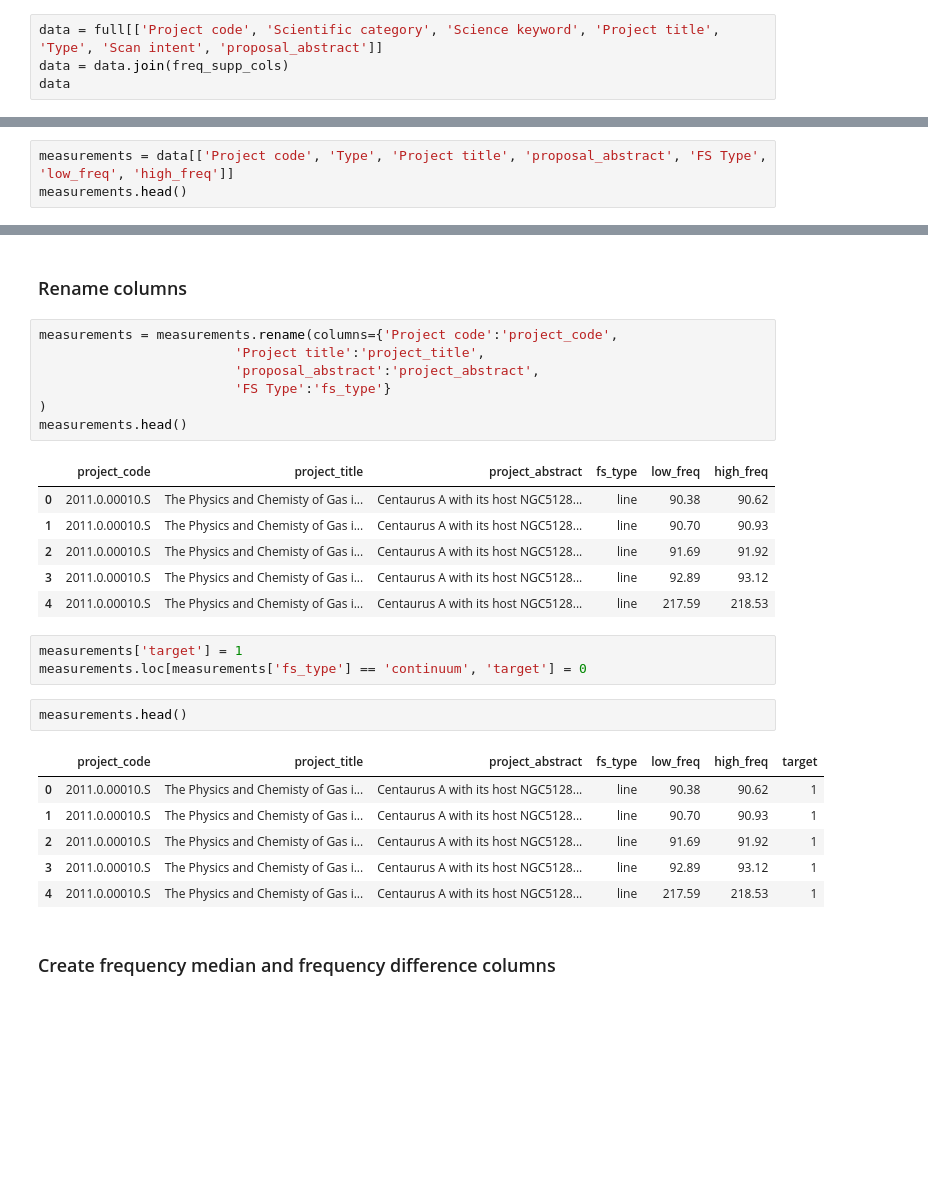
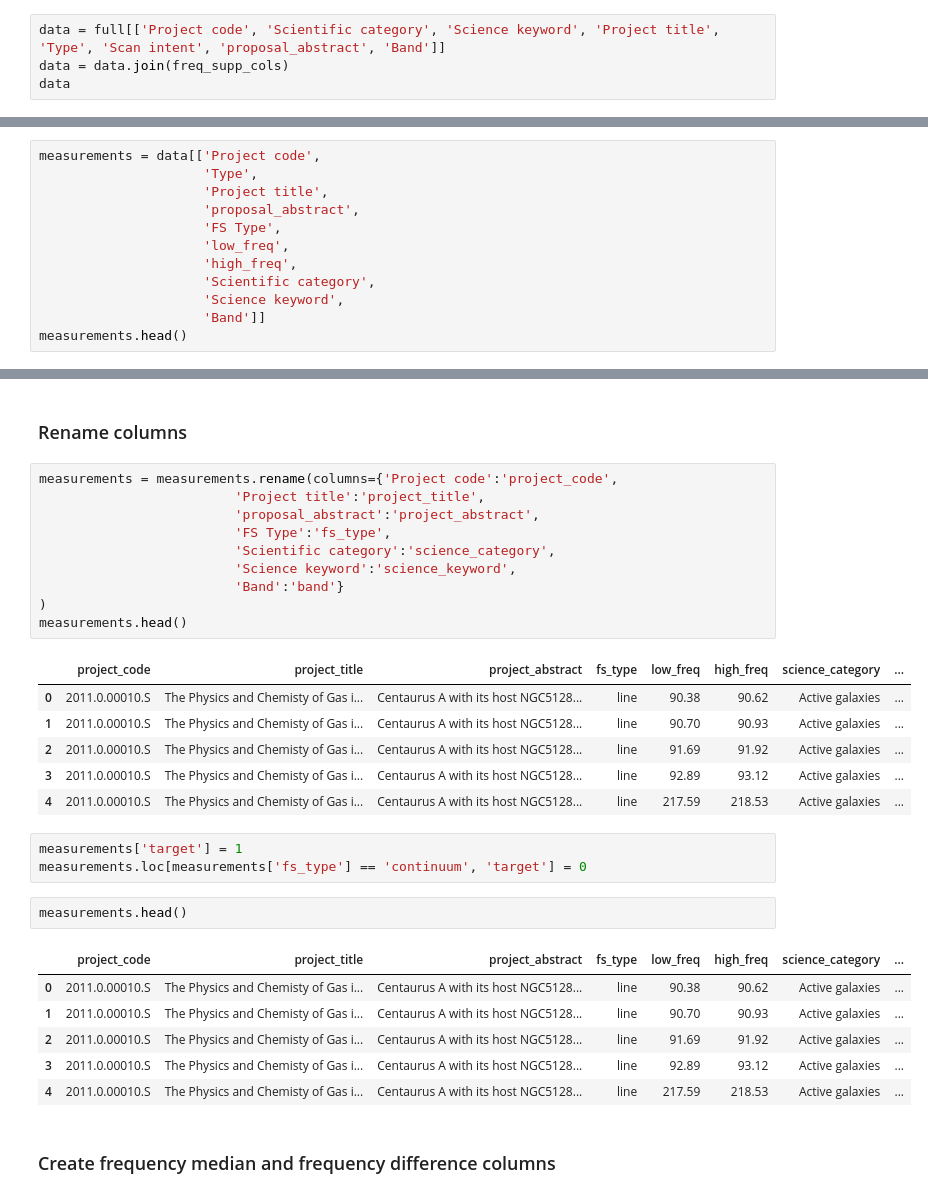
Before and after one commit to rlipps/NRAO_Capstone, a Jupyter notebook: data/Data_Ingestion.ipynb, the cells around one changed output, grey strips where cells are left out. Saved outputs shown, nothing was run; the diff lists cells and outputs as text; blank space fills up the shorter version.

```diff
--- a/data/Data_Ingestion.ipynb
+++ b/data/Data_Ingestion.ipynb
@@ -317,7 +317,7 @@ freq_supp_cols.head()
 # %% [markdown]
 ### Select relevant columns to make final 'data' data frame
 # %%
-data = full[['Project code', 'Scientific category', 'Science keyword', 'Project title', 'Type', 'Scan intent', 'proposal_abstract']]
+data = full[['Project code', 'Scientific category', 'Science keyword', 'Project title', 'Type', 'Scan intent', 'proposal_abstract', 'Band']]
 data = data.join(freq_supp_cols)
 data
 # %% [output]
@@ -692,6 +695,15 @@ projects.to_csv('nrao_projects.csv', index=False)
 # %% [markdown]
 ## Create measurements table
 # %%
-measurements = data[['Project code', 'Type', 'Project title', 'proposal_abstract', 'FS Type', 'low_freq', 'high_freq']]
+measurements = data[['Project code',
+                     'Type',
+                     'Project title',
+                     'proposal_abstract',
+                     'FS Type',
+                     'low_freq',
+                     'high_freq',
+                     'Scientific category',
+                     'Science keyword',
+                     'Band']]
 measurements.head()
 # %% [output]
@@ -712,29 +724,32 @@ measurements = measurements.drop(['index', 'Type'], axis=1)
 # %%
 measurements = measurements.rename(columns={'Project code':'project_code',
                          'Project title':'project_title',
                          'proposal_abstract':'project_abstract',
-                         'FS Type':'fs_type'}
+                         'FS Type':'fs_type',
+                         'Scientific category':'science_category',
+                         'Science keyword':'science_keyword',
+                         'Band':'band'}
 )
 measurements.head()
 # %% [output]
-|  | project_code | project_title | project_abstract | fs_type | low_freq | high_freq |
-| 0 | 2011.0.00010.S | The Physics and Chemisty of Gas i... | Centaurus A with its host NGC5128... | line | 90.38 | 90.62 |
-| 1 | 2011.0.00010.S | The Physics and Chemisty of Gas i... | Centaurus A with its host NGC5128... | line | 90.70 | 90.93 |
-| 2 | 2011.0.00010.S | The Physics and Chemisty of Gas i... | Centaurus A with its host NGC5128... | line | 91.69 | 91.92 |
-| 3 | 2011.0.00010.S | The Physics and Chemisty of Gas i... | Centaurus A with its host NGC5128... | line | 92.89 | 93.12 |
-| 4 | 2011.0.00010.S | The Physics and Chemisty of Gas i... | Centaurus A with its host NGC5128... | line | 217.59 | 218.53 |
+|  | project_code | project_title | project_abstract | fs_type | low_freq | high_freq | science_category | ... |
+| 0 | 2011.0.00010.S | The Physics and Chemisty of Gas i... | Centaurus A with its host NGC5128... | line | 90.38 | 90.62 | Active galaxies | ... |
+| 1 | 2011.0.00010.S | The Physics and Chemisty of Gas i... | Centaurus A with its host NGC5128... | line | 90.70 | 90.93 | Active galaxies | ... |
+| 2 | 2011.0.00010.S | The Physics and Chemisty of Gas i... | Centaurus A with its host NGC5128... | line | 91.69 | 91.92 | Active galaxies | ... |
+| 3 | 2011.0.00010.S | The Physics and Chemisty of Gas i... | Centaurus A with its host NGC5128... | line | 92.89 | 93.12 | Active galaxies | ... |
+| 4 | 2011.0.00010.S | The Physics and Chemisty of Gas i... | Centaurus A with its host NGC5128... | line | 217.59 | 218.53 | Active galaxies | ... |
 # %%
 measurements['target'] = 1
 measurements.loc[measurements['fs_type'] == 'continuum', 'target'] = 0
 # %%
 measurements.head()
 # %% [output]
-|  | project_code | project_title | project_abstract | fs_type | low_freq | high_freq | target |
-| 0 | 2011.0.00010.S | The Physics and Chemisty of Gas i... | Centaurus A with its host NGC5128... | line | 90.38 | 90.62 | 1 |
-| 1 | 2011.0.00010.S | The Physics and Chemisty of Gas i... | Centaurus A with its host NGC5128... | line | 90.70 | 90.93 | 1 |
-| 2 | 2011.0.00010.S | The Physics and Chemisty of Gas i... | Centaurus A with its host NGC5128... | line | 91.69 | 91.92 | 1 |
-| 3 | 2011.0.00010.S | The Physics and Chemisty of Gas i... | Centaurus A with its host NGC5128... | line | 92.89 | 93.12 | 1 |
-| 4 | 2011.0.00010.S | The Physics and Chemisty of Gas i... | Centaurus A with its host NGC5128... | line | 217.59 | 218.53 | 1 |
+|  | project_code | project_title | project_abstract | fs_type | low_freq | high_freq | science_category | ... |
+| 0 | 2011.0.00010.S | The Physics and Chemisty of Gas i... | Centaurus A with its host NGC5128... | line | 90.38 | 90.62 | Active galaxies | ... |
+| 1 | 2011.0.00010.S | The Physics and Chemisty of Gas i... | Centaurus A with its host NGC5128... | line | 90.70 | 90.93 | Active galaxies | ... |
+| 2 | 2011.0.00010.S | The Physics and Chemisty of Gas i... | Centaurus A with its host NGC5128... | line | 91.69 | 91.92 | Active galaxies | ... |
+| 3 | 2011.0.00010.S | The Physics and Chemisty of Gas i... | Centaurus A with its host NGC5128... | line | 92.89 | 93.12 | Active galaxies | ... |
+| 4 | 2011.0.00010.S | The Physics and Chemisty of Gas i... | Centaurus A with its host NGC5128... | line | 217.59 | 218.53 | Active galaxies | ... |
 # %% [markdown]
 ### Create frequency median and frequency difference columns
 # %%
```
Also changed, not shown: parts of 18 cells of this notebook, 2 other files.
